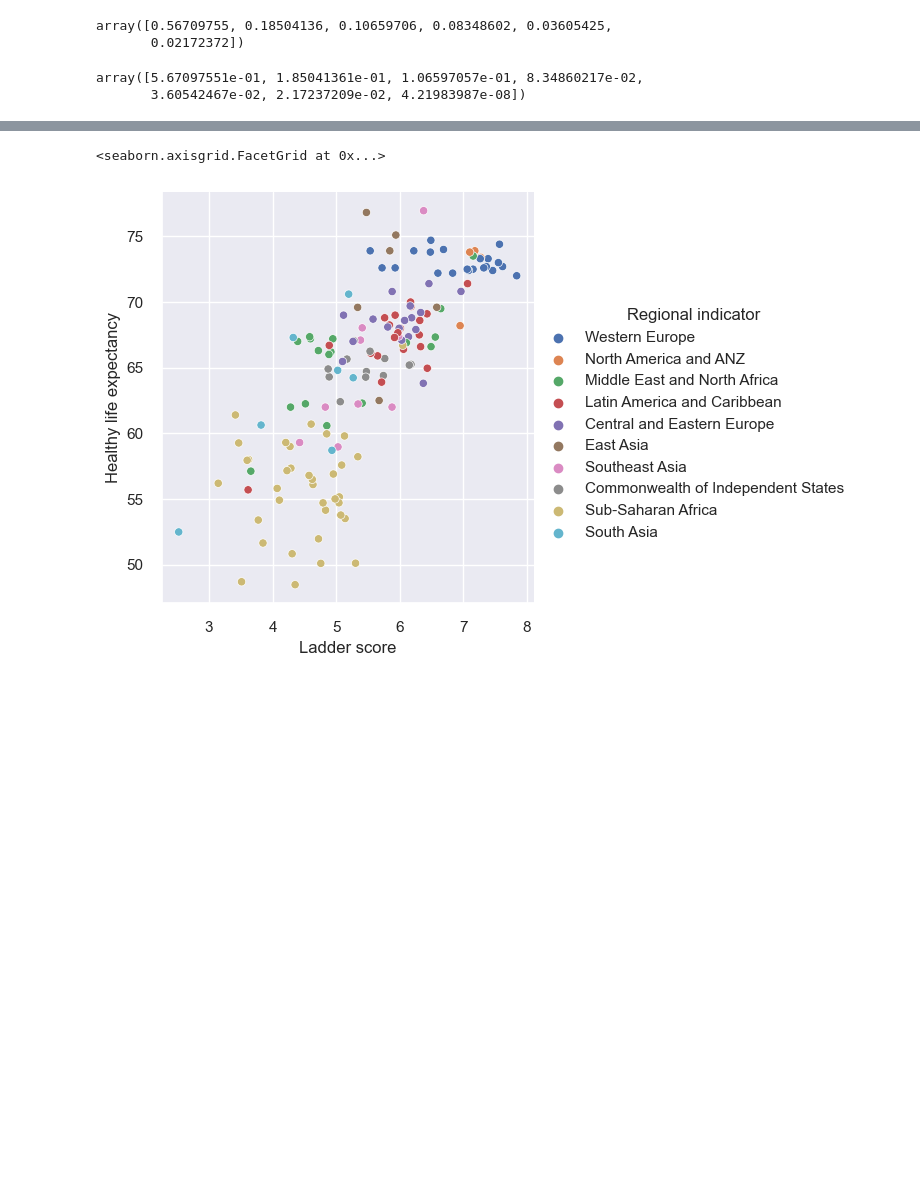
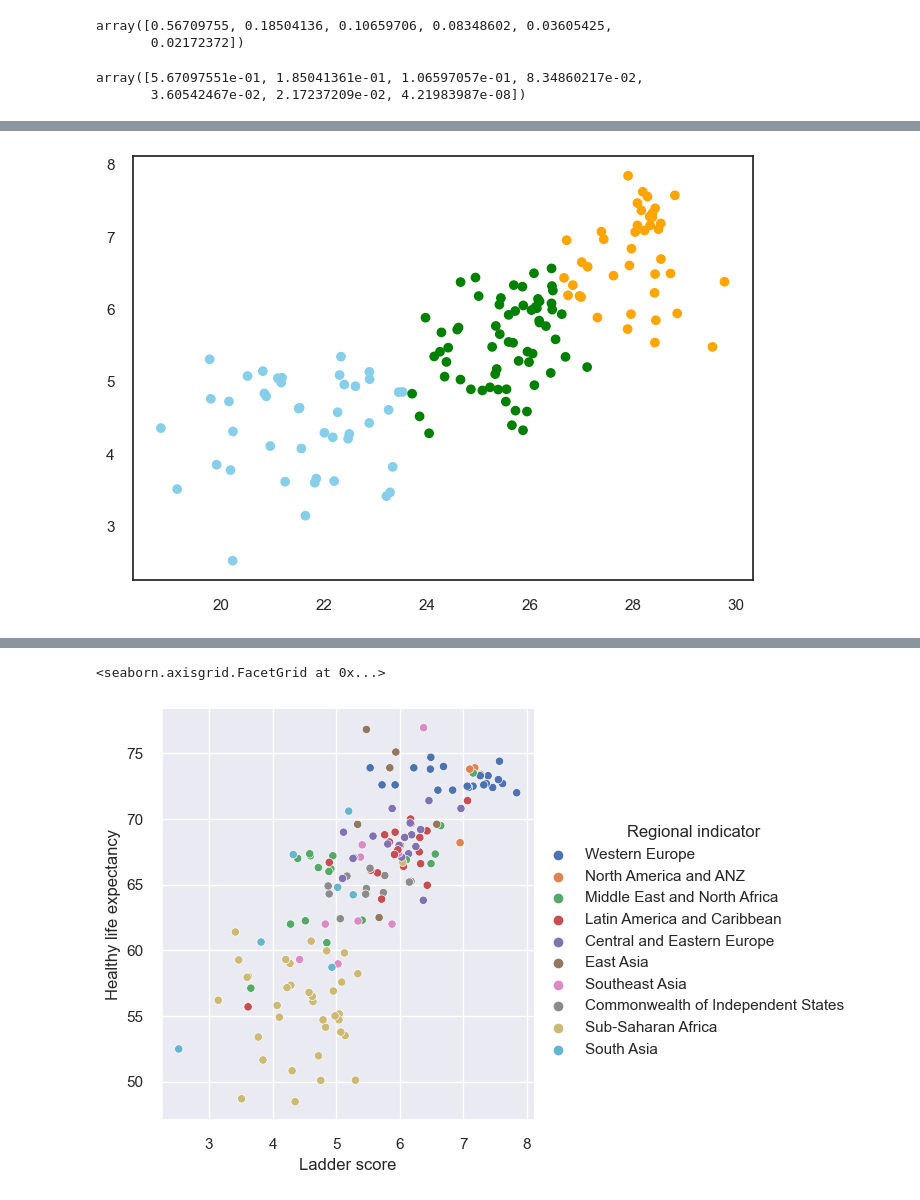
Before and after one commit to Owen-Choi/DataScienceProject, a Jupyter notebook: Untitled1 (1) (1).ipynb, the cells around one changed output, grey strips where cells are left out. Cells and saved outputs as stored; diff of their text form; code cells hidden in the pictures; blank space fills up the shorter version.

```diff
--- a/Untitled1 (1) (1).ipynb
+++ b/Untitled1 (1) (1).ipynb
@@ -390,0 +385,24 @@ plt.show()
+# %%
+# with this result, we know that Logged GDP per capita, Social support, and Healthy life expectancy is
+# highly related feature with the ladder score.
+# so, our decision is, select X value as the average value of three features is the best choice
+# and we must avoid including Generosity and Perceptions of corruption as they have negative value.
+
+mean = pd.DataFrame(data = report.iloc[:, 6:9].mean(axis='columns'), columns=['mean'])
+cluster_dataset = pd.concat([dataset_y,mean], axis=1)
+
+KM = KMeans(n_clusters=3).fit(cluster_dataset)
+
+colors = []
+for i in KM.labels_:
+  if i == 0:
+    colors.append('skyblue')
+  elif i == 1:
+    colors.append('orange')
+  elif i == 2:
+    colors.append('green')
+
+plt.scatter(cluster_dataset['mean'], cluster_dataset['Ladder score'], c=colors)
+plt.show()
+# %% [output]
+[figure, added]
```
Also changed, not shown: parts of 17 cells of this notebook.
